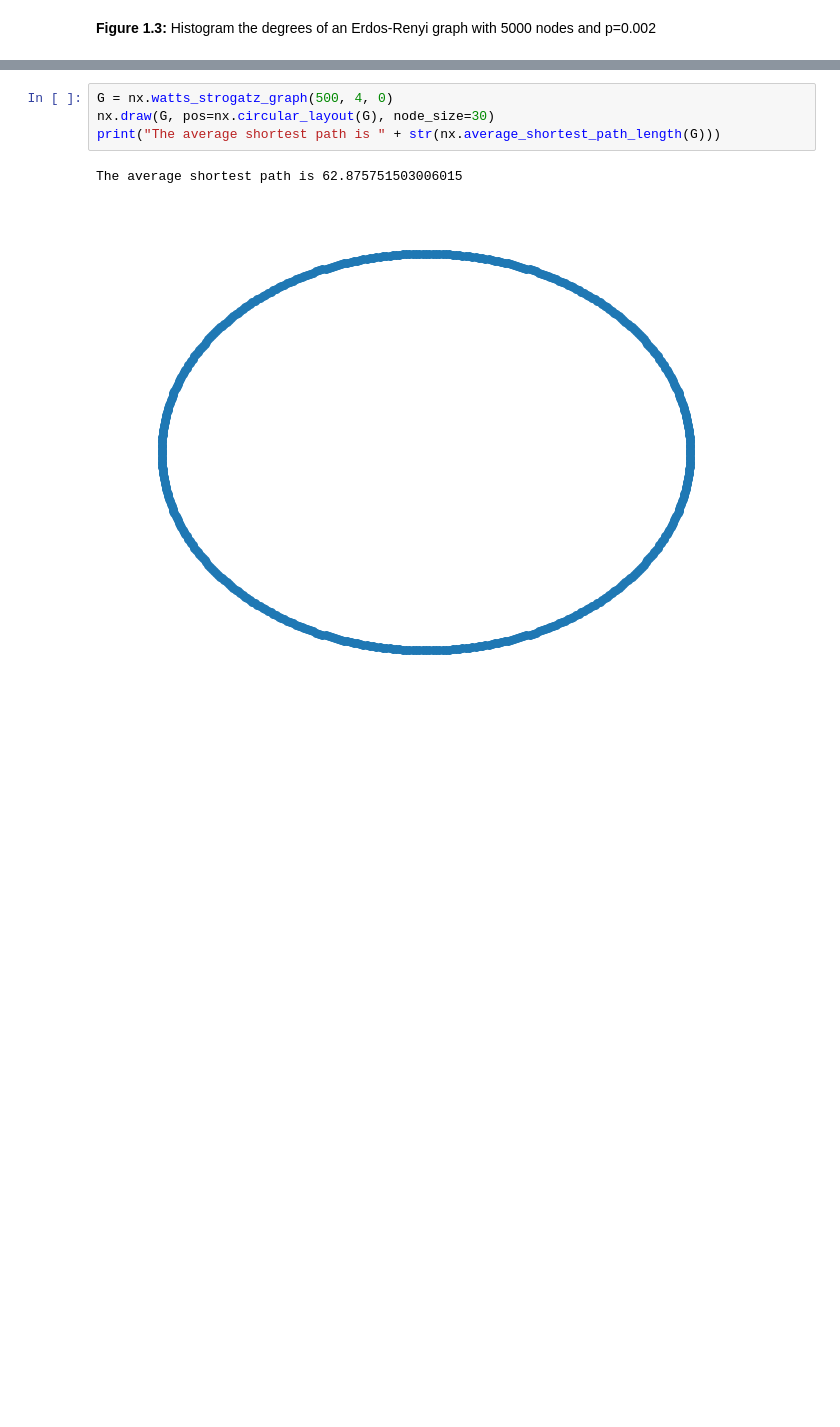
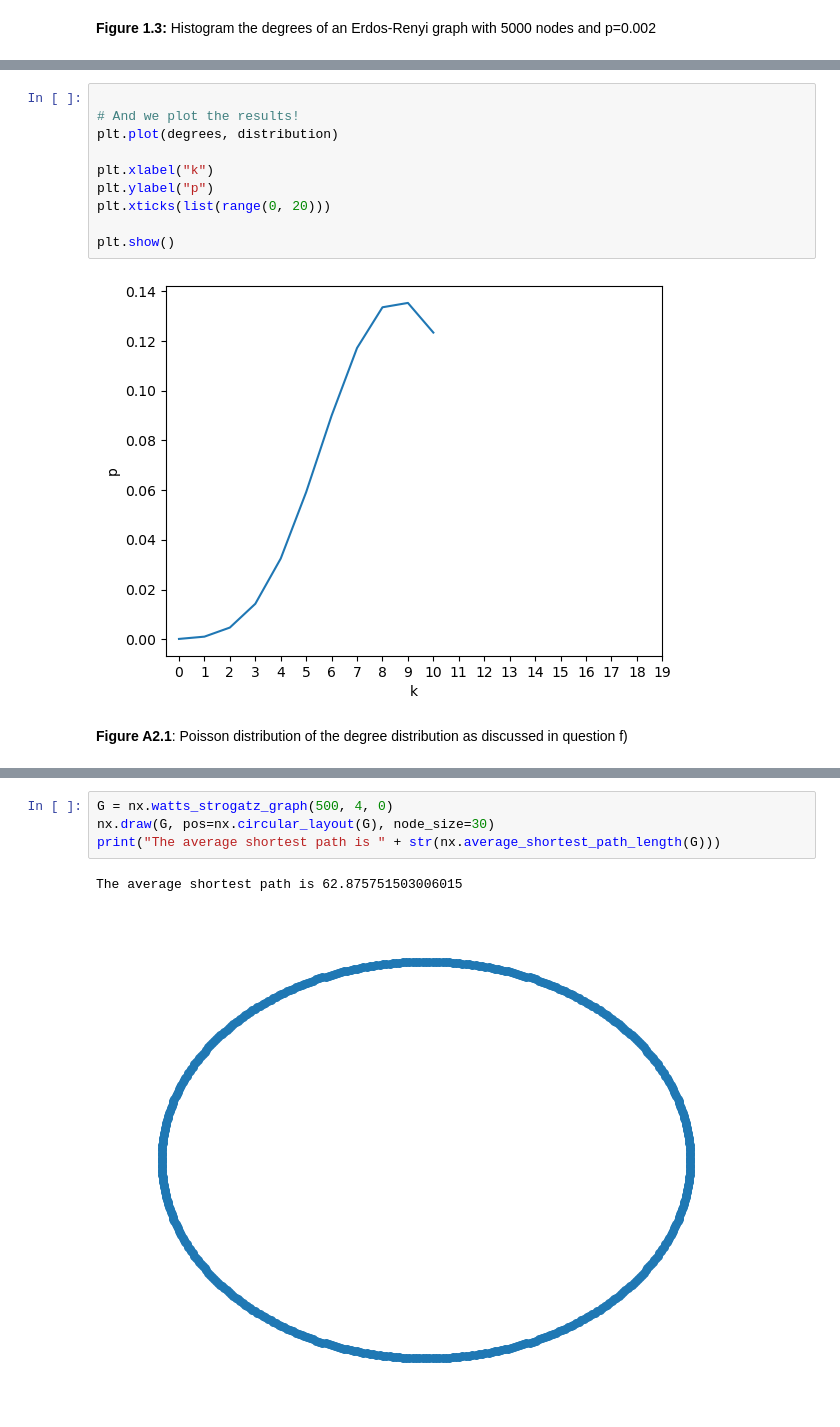
Before and after one commit to Davide011/Social_Graph, a Jupyter notebook: Assignment1_colab.ipynb, the cells around one changed output, grey strips where cells are left out. Cells and saved outputs as stored; diff of their text form; blank space fills up the shorter version.

```diff
--- a/Assignment1_colab.ipynb
+++ b/Assignment1_colab.ipynb
@@ -195,3 +219,17 @@ $p_k=e^{-〈k〉}\frac{〈k〉^k}{k!}=e^{-9.118}\frac{9.118^k}{k!}$
+# %%
+
+# And we plot the results!
+plt.plot(degrees, distribution)
+
+plt.xlabel("k")
+plt.ylabel("p")
+plt.xticks(list(range(0, 20)))
+
+plt.show()
+# %% [output]
+[figure, added]
+# %% [markdown]
+**Figure A2.1**: Poisson distribution of the degree distribution as discussed in question f)
 # %%
 # Now we start with the part of the exercise that requires some code. The first thing we have to do is to create a random network with 200 nodes and an average degree of 1.5. We do this
 # using the Networkx library and the function to generate Erdos-Renyi networks that it provides.
```
Also changed, not shown: parts of 41 cells of this notebook.
